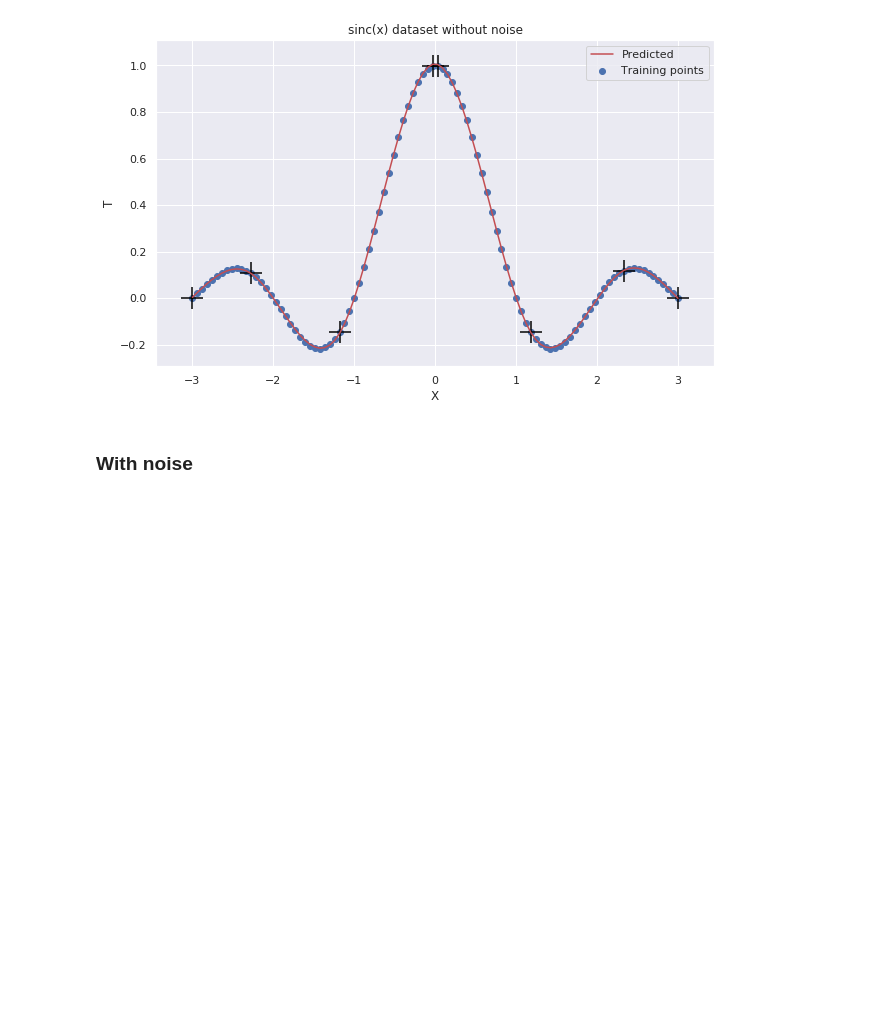
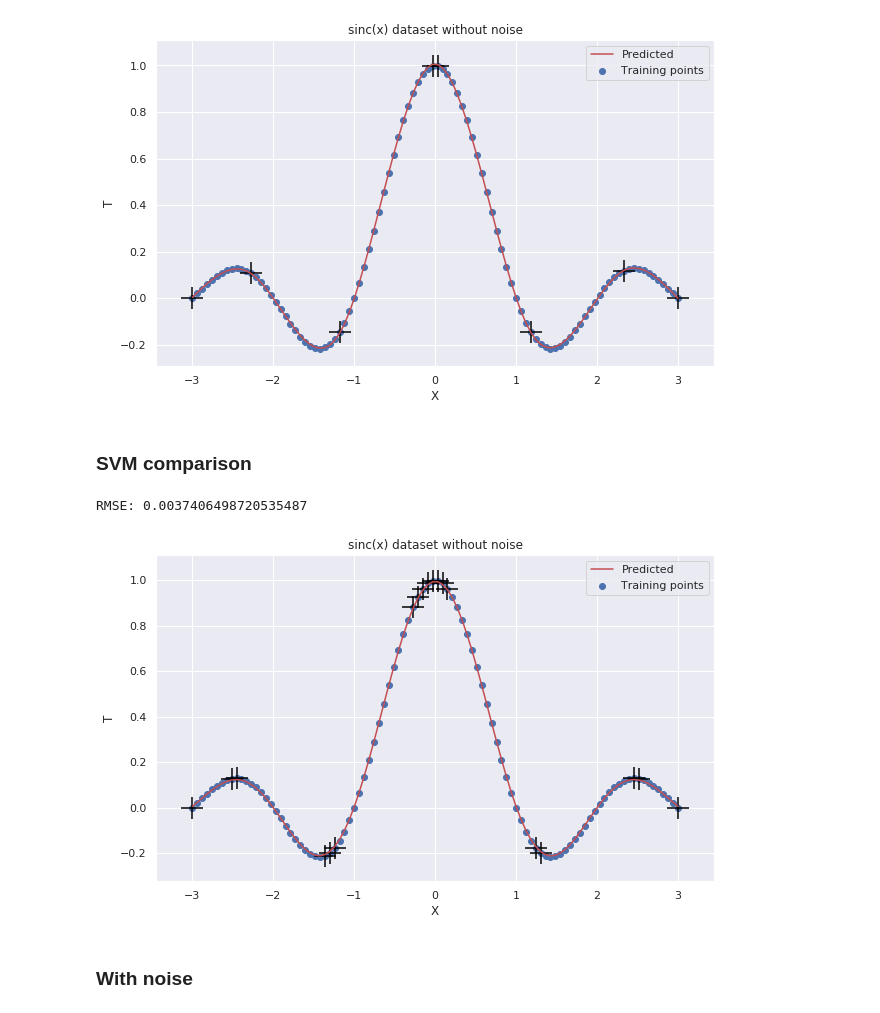
Before and after one commit to PPSantos/DD2434_proj, a Jupyter notebook: src/regression.ipynb, the cells around one changed output. Cells and saved outputs as stored; diff of their text form; code cells hidden in the pictures; blank space fills up the shorter version.

Commit message:
SVM comparison regression

```diff
--- a/src/regression.ipynb
+++ b/src/regression.ipynb
@@ -118,3 +119,5 @@ fig.savefig('sinc_rvm_without_noise.pdf')
 # %% [output]
 RMSE: 0.0031783835466712243
 [figure]
+# %% [markdown]
+### SVM comparison
@@ -121,3 +139,28 @@ RMSE: 0.0031783835466712243
+# %%
+# TODO: CHANGE TO LINEAR SPLINE KERNEL. I CANT DO IT!
+svr = SVR(kernel='rbf', epsilon=0.005)
+
+svr.fit(X,T)
+
+support_vectors_idx = svr.support_
+
+y_pred = svr.predict(X)
+
+print('RMSE:', np.sqrt(mean_squared_error(y_pred, Y)))
+
+fig = plt.figure(figsize=(10, 6))
+sns.set(style="darkgrid")
+plt.plot(X, y_pred, c='r', label='Predicted')
+plt.scatter(X, T, label='Training points')
+plt.scatter(X[support_vectors_idx], T[support_vectors_idx], c='black', marker='+', s=500)
+plt.xlabel('X')
+plt.ylabel('T')
+plt.title('sinc(x) dataset without noise')
+plt.legend()
+plt.show()
+# %% [output]
+RMSE: 0.0037406498720535487
+[figure, added]
 # %% [markdown]
 ### With noise
 # %%
```
Also changed, not shown: parts of 6 cells of this notebook.
